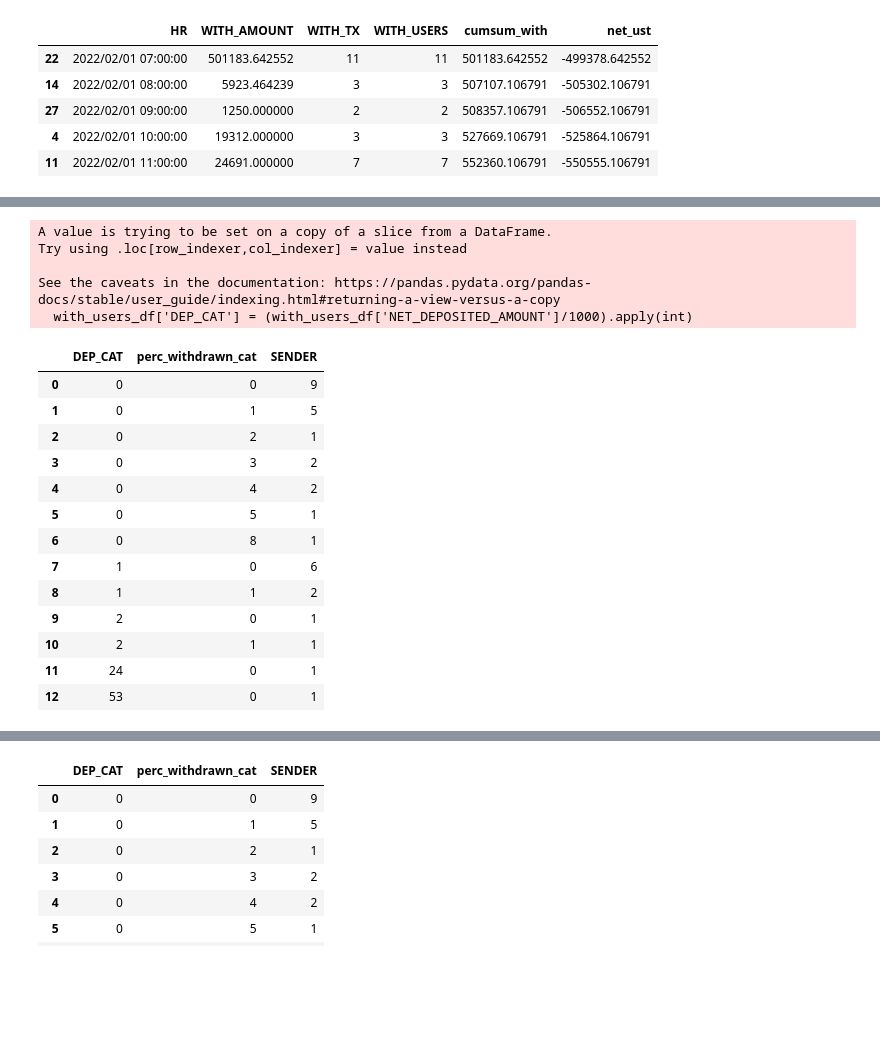
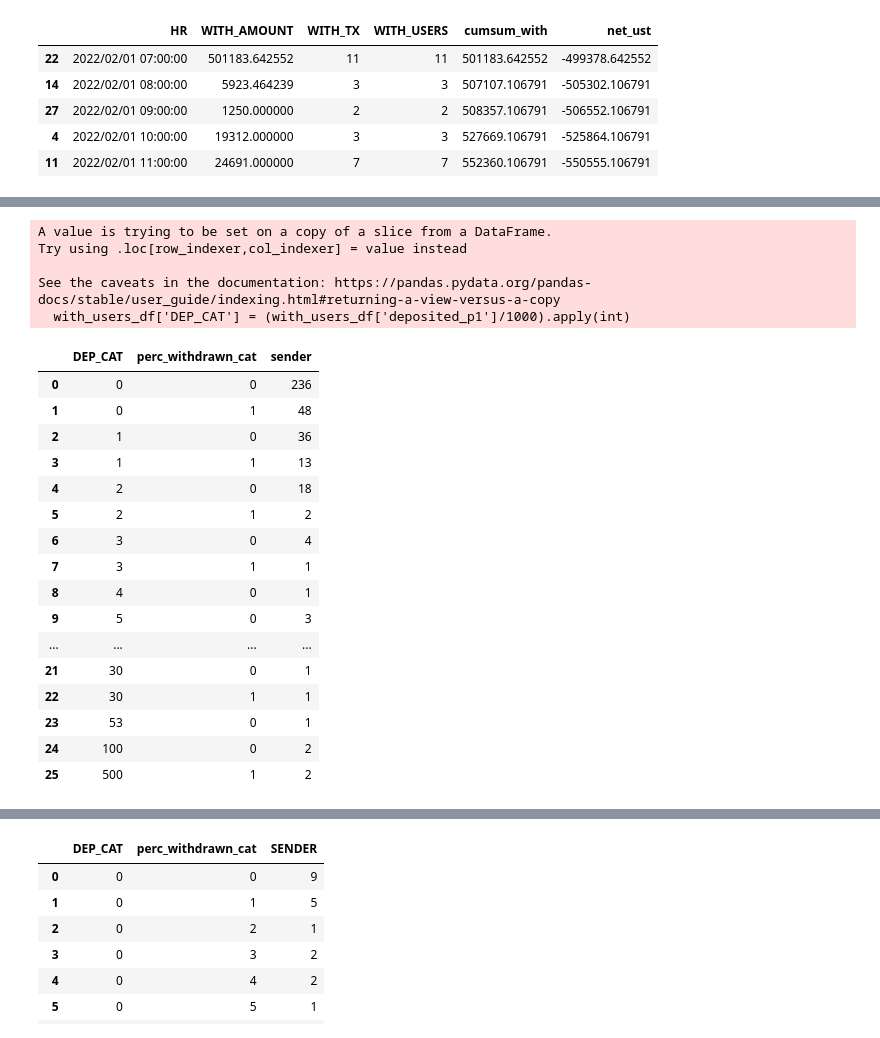
Before and after one commit to IncioMan/mars_lockdrop, a Jupyter notebook: notebook/Prism launch.ipynb, the cells around one changed output, grey strips where cells are left out. Cells and saved outputs as stored; diff of their text form; code cells hidden in the pictures; blank space fills up the shorter version.

```diff
--- a/notebook/Prism launch.ipynb
+++ b/notebook/Prism launch.ipynb
@@ -49,5 +47,8 @@ user_stats_df
+# %%
+def get_url(url):
+    return pd.read_csv(url, index_col=0)
 # %%
-with_phase1 = pd.read_csv('https://raw.githubusercontent.com/IncioMan/prism_forge/master/data/with_phase1.csv', index_col=0)
+with_phase1 = get_url('https://raw.githubusercontent.com/IncioMan/prism_forge/master/data/with_phase1.csv')
 with_phase1.deposit=with_phase1.deposit/1000000
 with_phase1.total_deposit=with_phase1.total_deposit/1000000
 with_phase1.withdrawable_amount=with_phase1.withdrawable_amount/1000000
@@ -89,7 +112,7 @@ p2_users_df
 users_with = p2_users_df.merge(with_phase1,on='sender')[['sender','net_deposited_amount','deposit','withdrawable_amount']]
 users_with=users_with.rename(columns={'net_deposited_amount':'deposited_p1'})
 users_with['WITHDRAWN_AMOUNT_PHASE2'] = users_with.deposited_p1-users_with.deposit
-users_with['has_withdrawn_p2'] = users_with.deposit != users_with.deposited_p1
+users_with['has_withdrawn_p2'] = users_with.deposit < users_with.deposited_p1
 users_with
 # %% [output]
 |  | sender | deposited_p1 | deposit | withdrawable_amount | WITHDRAWN_AMOUNT_PHASE2 | has_withdrawn_p2 |
@@ -336,30 +363,33 @@ alt.Chart(p2_hourly_df.rename(columns=cols_dict)).mark_line(point=True).encode(
 # %% [output]
 [interactive output not drawn]
 # %%
-with_users_df['DEP_CAT'] = (with_users_df['NET_DEPOSITED_AMOUNT']/1000).apply(int)
-df = with_users_df.groupby(['DEP_CAT','perc_withdrawn_cat']).SENDER.count()
+with_users_df['DEP_CAT'] = (with_users_df['deposited_p1']/1000).apply(int)
+df = with_users_df.groupby(['DEP_CAT','perc_withdrawn_cat']).sender.count()
 df = df.reset_index()
 df
 # %% [output]
 A value is trying to be set on a copy of a slice from a DataFrame.
 Try using .loc[row_indexer,col_indexer] = value instead
 
 See the caveats in the documentation: https://pandas.pydata.org/pandas-docs/stable/user_guide/indexing.html#returning-a-view-versus-a-copy
-  with_users_df['DEP_CAT'] = (with_users_df['NET_DEPOSITED_AMOUNT']/1000).apply(int)
+  with_users_df['DEP_CAT'] = (with_users_df['deposited_p1']/1000).apply(int)
-|  | DEP_CAT | perc_withdrawn_cat | SENDER |
-| 0 | 0 | 0 | 9 |
-| 1 | 0 | 1 | 5 |
-| 2 | 0 | 2 | 1 |
-| 3 | 0 | 3 | 2 |
-| 4 | 0 | 4 | 2 |
-| 5 | 0 | 5 | 1 |
-| 6 | 0 | 8 | 1 |
-| 7 | 1 | 0 | 6 |
-| 8 | 1 | 1 | 2 |
-| 9 | 2 | 0 | 1 |
-| 10 | 2 | 1 | 1 |
-| 11 | 24 | 0 | 1 |
-| 12 | 53 | 0 | 1 |
+|  | DEP_CAT | perc_withdrawn_cat | sender |
+| 0 | 0 | 0 | 236 |
+| 1 | 0 | 1 | 48 |
+| 2 | 1 | 0 | 36 |
+| 3 | 1 | 1 | 13 |
+| 4 | 2 | 0 | 18 |
+| 5 | 2 | 1 | 2 |
+| 6 | 3 | 0 | 4 |
+| 7 | 3 | 1 | 1 |
+| 8 | 4 | 0 | 1 |
+| 9 | 5 | 0 | 3 |
+| ... | ... | ... | ... |
+| 21 | 30 | 0 | 1 |
+| 22 | 30 | 1 | 1 |
+| 23 | 53 | 0 | 1 |
+| 24 | 100 | 0 | 2 |
+| 25 | 500 | 1 | 2 |
 # %%
 alt.Chart(df).mark_rect().encode(
     x=alt.X('perc_withdrawn_cat:O', sort=alt.EncodingSortField(order='ascending')),
```
Also changed, not shown: parts of 23 cells of this notebook, 9 other files.
